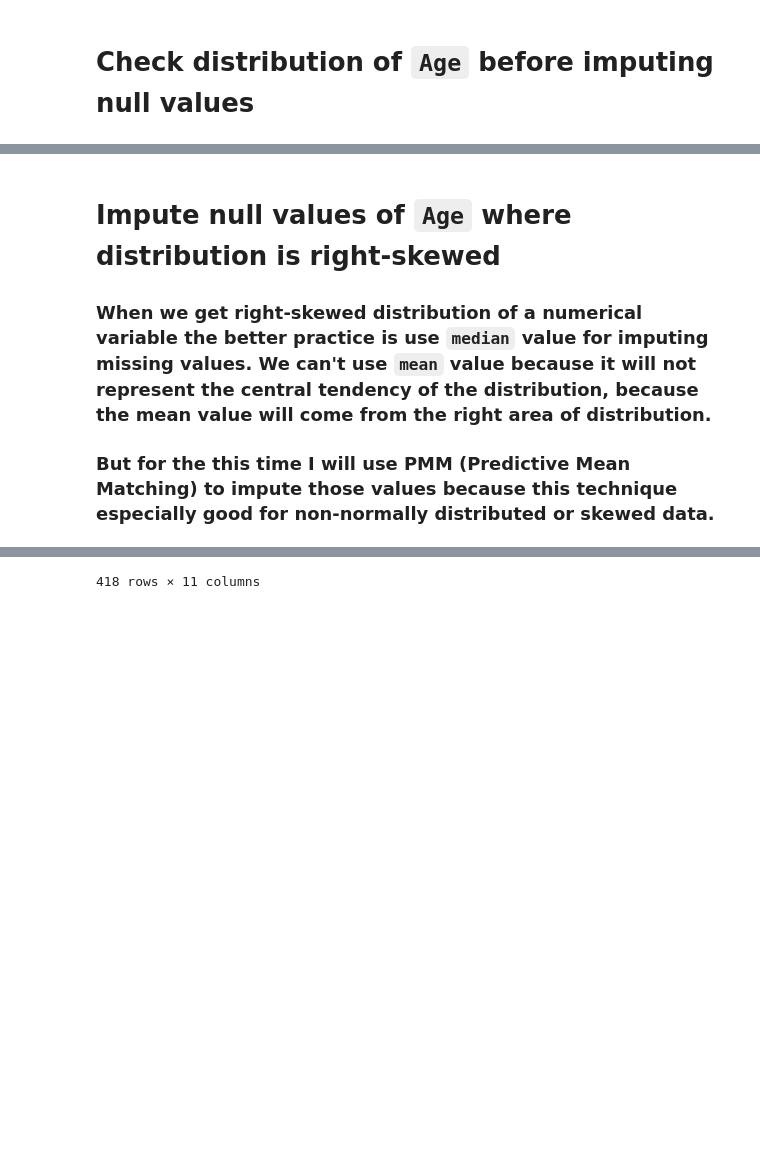
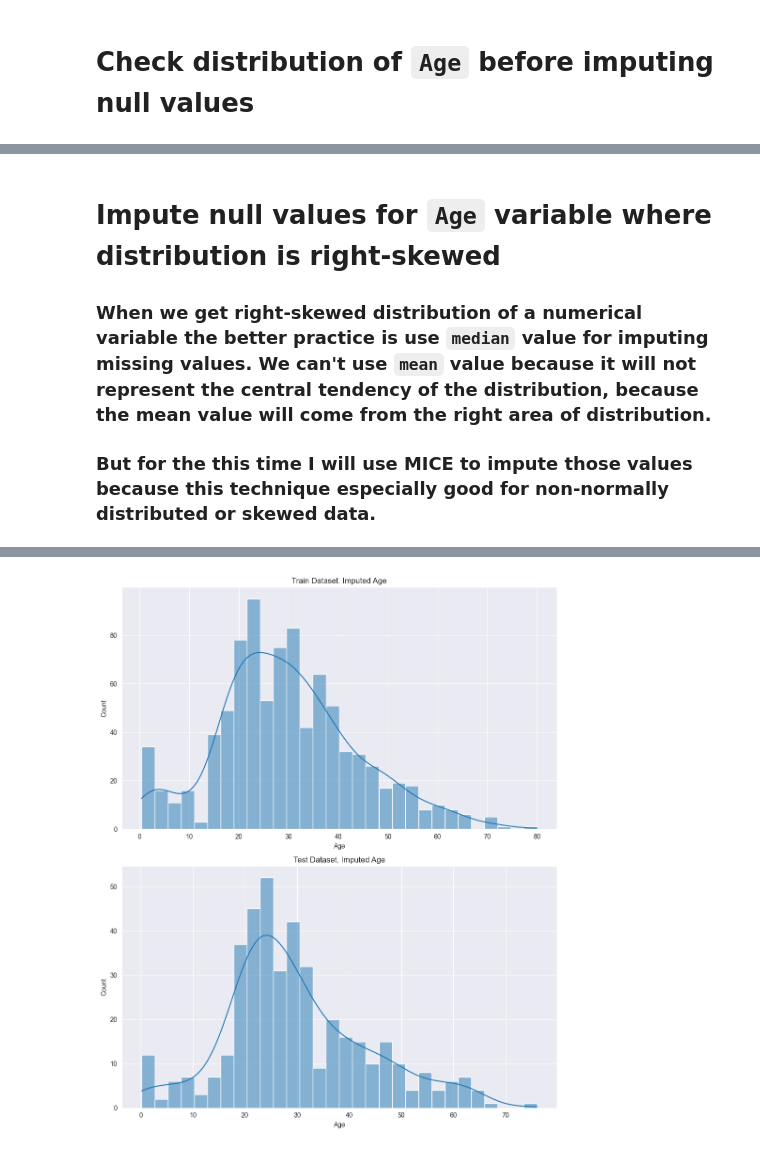
Before and after one commit to FeliksML/Titanic_GBoost, a Jupyter notebook: titanic.ipynb, the cells around one changed output, grey strips where cells are left out. Drawn from its saved outputs; the diff is of its cells as text; code cells hidden in the pictures; blank space fills up the shorter version.

```diff
--- a/titanic.ipynb
+++ b/titanic.ipynb
@@ -86,21 +86,53 @@ plt.show()
 # %% [output]
 [figure]
 # %% [markdown]
-# Impute null values of `Age` where distribution is right-skewed
+# Impute null values for `Age` variable where distribution is right-skewed
 
 ### When we get right-skewed distribution of a numerical variable the better practice is use `median` value for imputing missing values. We can't use `mean` value because it will not represent the central tendency of the distribution, because the mean value will come from the right area of distribution.
-### But for the this time I will use PMM (Predictive Mean Matching) to impute those values because this technique especially good for non-normally distributed  or skewed data.
+### But for the this time I will use MICE to impute those values because this technique especially good for non-normally distributed  or skewed data.
 # %%
-from fancyimpute import IterativeImputer
+import miceforest as mf
 
-# Create imputer
-imputer = IterativeImputer(imputation_order='random', random_state=0)
+# Prepare Sex columns
+mapping = {'male': 1, 'female': 0}
+train["Sex"] = train["Sex"].map(mapping)
+test["Sex"] = test["Sex"].map(mapping)
 
-# Impute train's Age variable
-imputed_data = imputer.fit_transform(train[["Age"]])
-train['Age'] = pd.DataFrame(imputed_data, columns=["Age"]).astype(int)
+# Create kernel for train dataset
+kernel = mf.ImputationKernel(data=train[["Age", "Survived", "Fare", "Sex"]], datasets=1, save_all_iterations=True)
 
-# Impute test's Age variable
-test_imputed_data = imputer.fit_transform(test[["Age"]])
-test['Age'] = pd.DataFrame(test_imputed_data, columns=["Age"]).astype(int)
+# Launch the MICE imputation for train dataset
+kernel.mice(10)
+
+# Kernel for test dataset
+kernel_test = mf.ImputationKernel(data=test[["Age", "Fare", "Sex"]], datasets=1, save_all_iterations=True)
+
+# Launch the kernel_test
+kernel_test.mice(10)
+
+# Get imputed data for test and train datasets
+imputed_data_train = kernel.complete_data(0)
+imputed_data_test = kernel_test.complete_data(0)
+
+# Replace old columns with new columns
+train[["Age", "Survived", "Fare", "Sex"]] = imputed_data_train
+test[["Age", "Fare", "Sex"]] = imputed_data_test
+
+# Create subplots
+_ , axes = plt.subplots(nrows=2, ncols=1, figsize=(10, 12))
+
+# Plot for train dataset
+sns.histplot(train['Age'], bins=30, kde=True, ax=axes[0])
+axes[0].set_title("Train Dataset. Imputed Age")
+axes[0].set_xlabel("Age")
+axes[0].set_ylabel("Count")
+
+# Plot for test dataset
+sns.histplot(test['Age'], bins=30, kde=True, ax=axes[1])
+axes[1].set_title("Test Dataset. Imputed Age")
+axes[1].set_xlabel("Age")
+axes[1].set_ylabel("Count")
+
+plt.tight_layout()
+plt.show()
 # %% [output]
@@ -119,2 +139,2 @@ test['Age'] = pd.DataFrame(test_imputed_data, columns=["Age"]).astype(int)
-418 rows × 11 columns
+[figure, added]
 # %%
```
Also changed, not shown: parts of 24 cells of this notebook, 1 other file.
